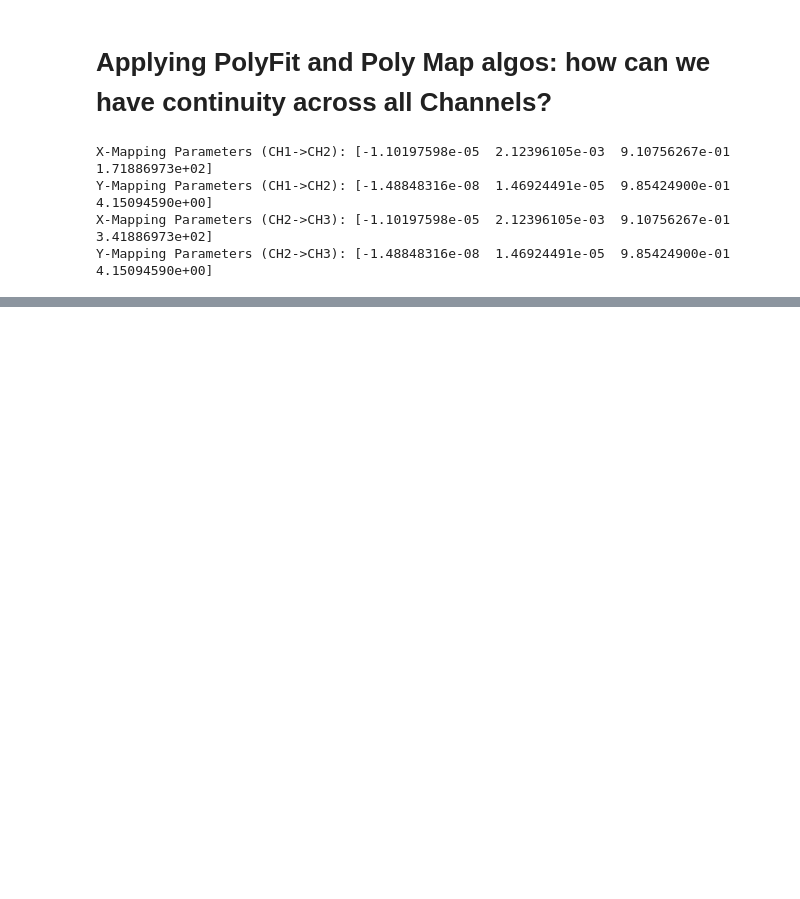
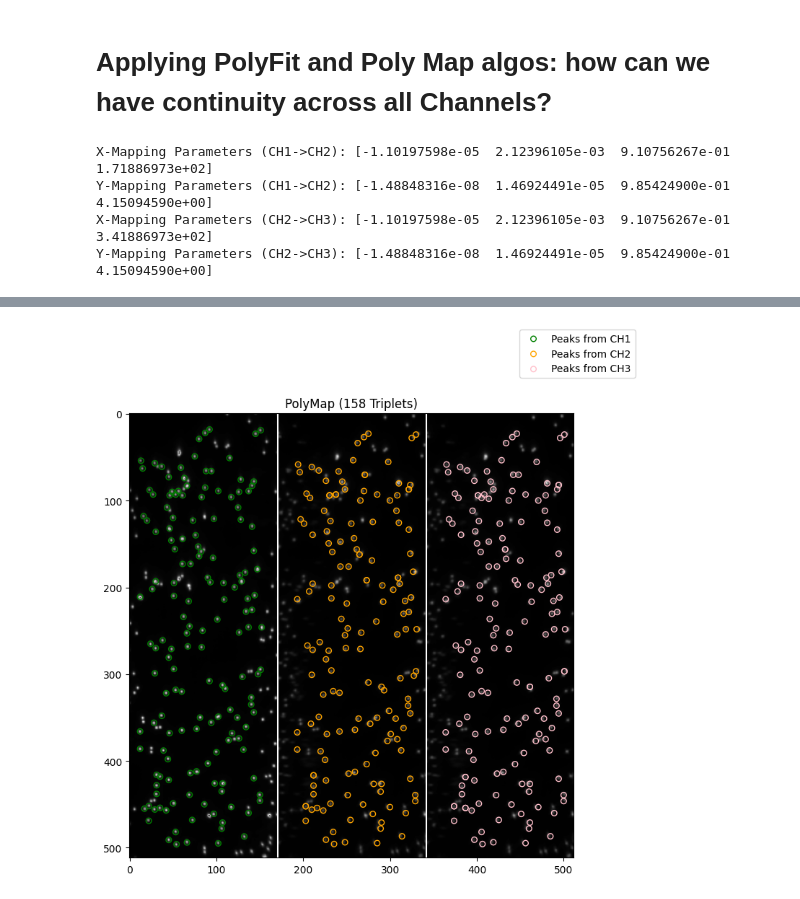
Before and after one commit to ljhason/smImaging-Exploration, a Jupyter notebook: Synthetic_3Channel/hel1_demo.ipynb, the cells around one changed output, grey strips where cells are left out. Cells and saved outputs as stored; diff of their text form; code cells hidden in the pictures; blank space fills up the shorter version.

Commit message:
Triple Channel polymap fit complete!

```diff
--- a/Synthetic_3Channel/hel1_demo.ipynb
+++ b/Synthetic_3Channel/hel1_demo.ipynb
@@ -312,6 +270,7 @@ def find_trip(peaks_1, peaks_i, tolerance=1, Channel_idx = 2, shift=[-1,-10]):
 # %%
-count_out_pair_arr_CH1, out_pair_arr_CH1, out_pair_arr_CHi = find_trip(good_peaks_1, mapped_CH2, Channel_idx=2, shift=[-1, -10])
+count_out_pair_arr_CH1, out_pair_arr_CH1, out_pair_arr_CH2, out_pair_arr_CH3 = find_trip(good_peaks_1, mapped_CH2, mapped_CH3, tolerance=5, shift_CH2=[-1, -10], shift_CH3=[-1, -11])
 print(count_out_pair_arr_CH1)
-print(f"First five CH1: {out_pair_arr_CH1[:5]}")
-print(f"First five CH2: {out_pair_arr_CHi[:5]}")
+print(f"First five CH1:\n {out_pair_arr_CH1[:5]}")
+print(f"First five CH2:\n {out_pair_arr_CH2[:5]}")
+print(f"First five CH3:\n {out_pair_arr_CH3[:5]}")
 # %% [output]
@@ -328,0 +296,17 @@ First five CH2: [[416.55874259 211.83325454]
+# %%
+plt.figure(figsize=(8, 8))
+plt.title(f"PolyMap ({count_out_pair_arr_CH1} Triplets)")
+plt.imshow(hel1_avg_image, cmap="gray")
+
+
+plt.axvline(x= 171, color='w', linestyle='-')
+plt.axvline(x= 342, color='w', linestyle='-')
+
+plt.scatter(out_pair_arr_CH1[:, 1], out_pair_arr_CH1[:, 0], s=30, facecolors='none', edgecolors='g', label='Peaks from CH1')
+plt.scatter(out_pair_arr_CH2[:, 1], out_pair_arr_CH2[:, 0], s=30, facecolors='none', edgecolors='orange', label='Peaks from CH2')
+plt.scatter(out_pair_arr_CH3[:, 1], out_pair_arr_CH3[:, 0], s=30, facecolors='none', edgecolors='pink', label='Peaks from CH3')
+plt.legend(loc='upper right', bbox_to_anchor=(1.15, 1.2))
+
+plt.show()
+# %% [output]
+[figure, added]
```
Also changed, not shown: parts of 2 cells of this notebook, 1 other file.
